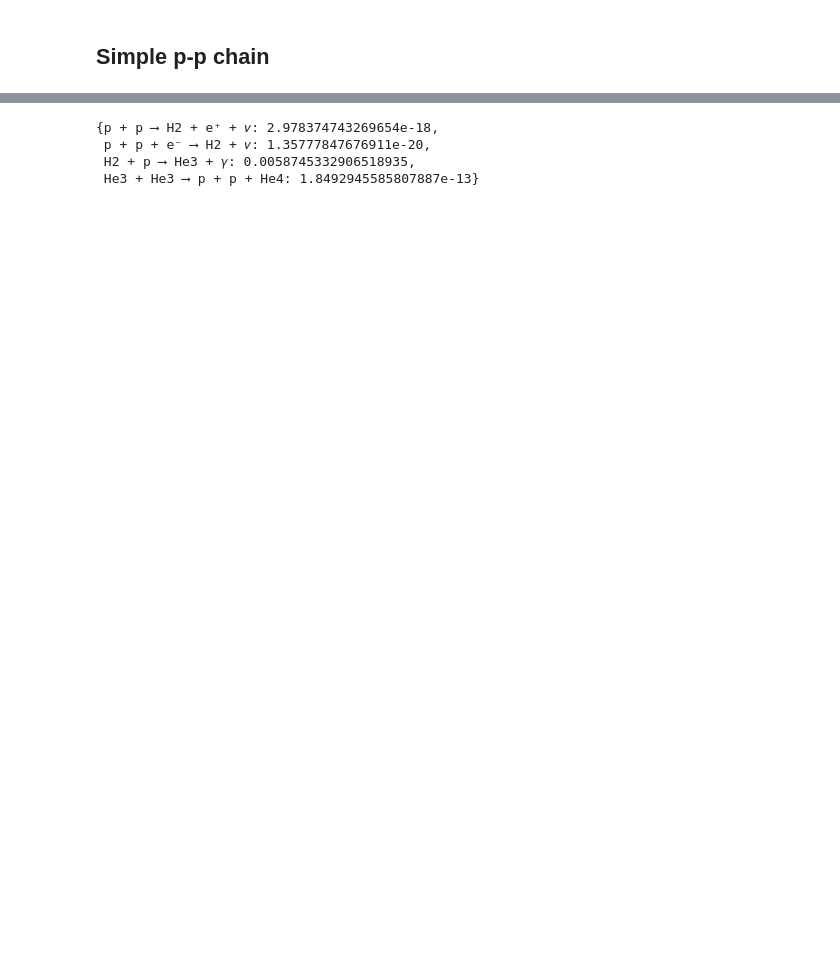
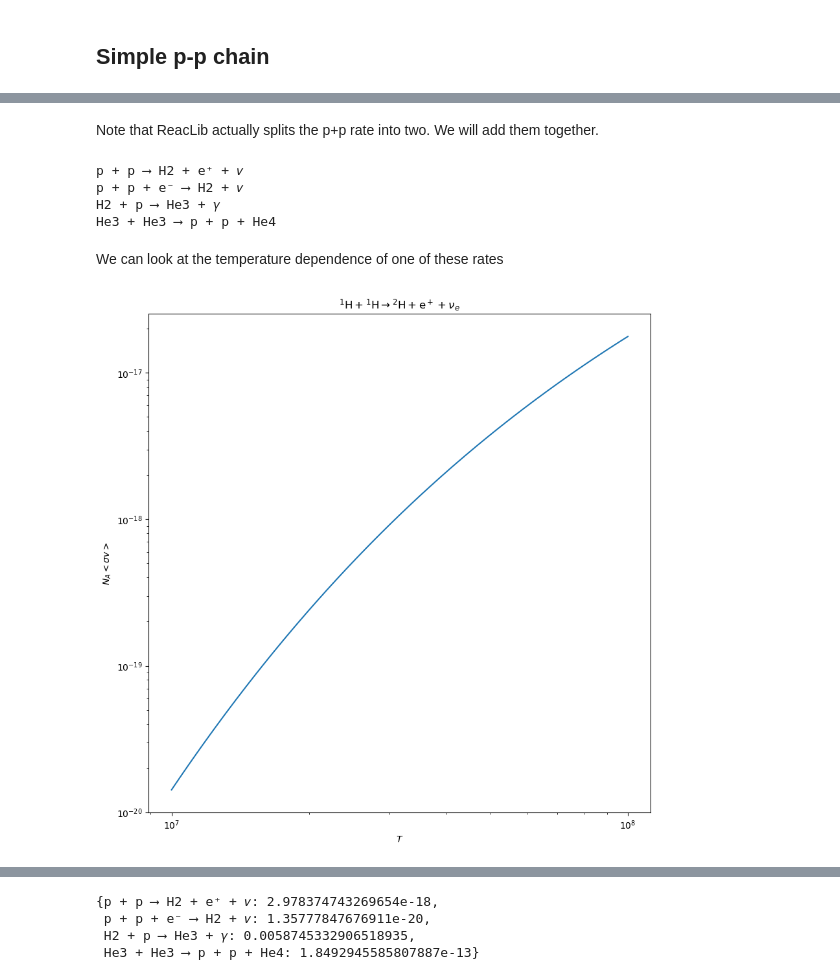
Before and after one commit to zingale/stars, a Jupyter notebook: content/pp-vs-cno/pp-cno.ipynb, the cells around one changed output, grey strips where cells are left out. Drawn from its saved outputs; the diff is of its cells as text; code cells hidden in the pictures; blank space fills up the shorter version.

```diff
--- a/content/pp-vs-cno/pp-cno.ipynb
+++ b/content/pp-vs-cno/pp-cno.ipynb
@@ -12,3 +20,20 @@ pp_rates = ["p(p,)d",
             "he3(he3,pp)he4"]
 # %%
 rates = rl.get_rate_by_name(pp_rates)
+# %% [markdown]
+Note that ReacLib actually splits the p+p rate into two.  We will add them together.
+# %%
+for r in rates:
+    print(r)
+# %% [output]
+p + p ⟶ H2 + e⁺ + 𝜈
+p + p + e⁻ ⟶ H2 + 𝜈
+H2 + p ⟶ He3 + 𝛾
+He3 + He3 ⟶ p + p + He4
+# %% [markdown]
+We can look at the temperature dependence of one of these rates
+# %%
+r = rates[0]
+fig = r.plot(Tmin=1.e7, Tmax=1.e8)
+# %% [output]
+[figure, added]
```
Also changed, not shown: parts of 30 cells of this notebook.
